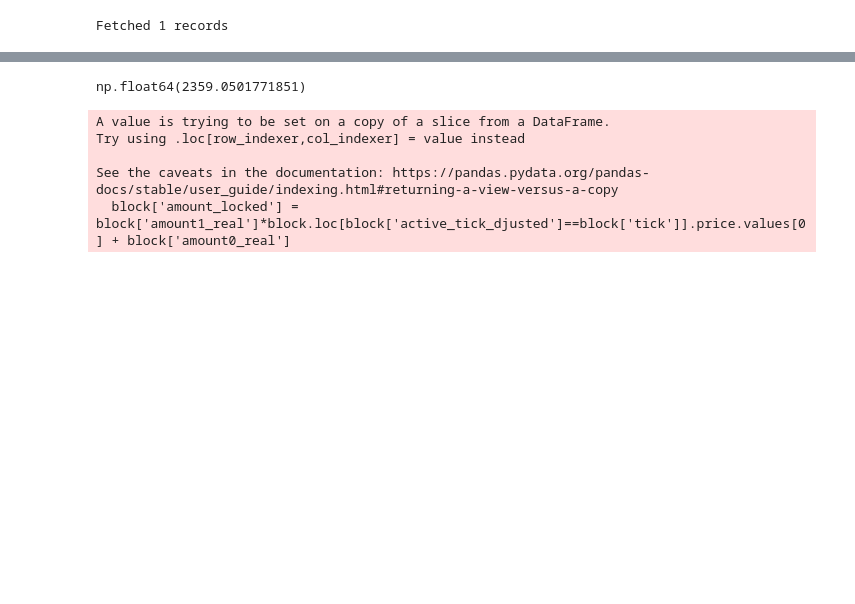
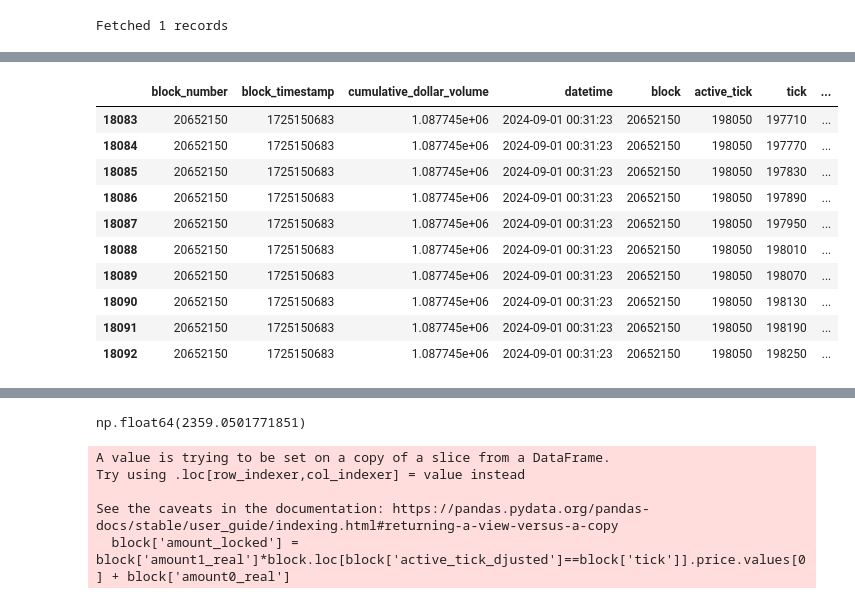
Before and after one commit to sam-gnap/proteus-LP-backtesting, a Jupyter notebook: notebooks/liquidity_examine.ipynb, the cells around one changed output, grey strips where cells are left out. Drawn from its saved outputs; the diff is of its cells as text; code cells hidden in the pictures; blank space fills up the shorter version.

```diff
--- a/notebooks/liquidity_examine.ipynb
+++ b/notebooks/liquidity_examine.ipynb
@@ -88,3 +190,17 @@ df['sa'] = df['tick']+pool.tick_spacing*5
+# %%
+liquidity.head(10)
+# %% [output]
+|  | block_number | block_timestamp | cumulative_dollar_volume | datetime | block | active_tick | tick | ... |
+| 18083 | 20652150 | 1725150683 | 1.087745e+06 | 2024-09-01 00:31:23 | 20652150 | 198050 | 197710 | ... |
+| 18084 | 20652150 | 1725150683 | 1.087745e+06 | 2024-09-01 00:31:23 | 20652150 | 198050 | 197770 | ... |
+| 18085 | 20652150 | 1725150683 | 1.087745e+06 | 2024-09-01 00:31:23 | 20652150 | 198050 | 197830 | ... |
+| 18086 | 20652150 | 1725150683 | 1.087745e+06 | 2024-09-01 00:31:23 | 20652150 | 198050 | 197890 | ... |
+| 18087 | 20652150 | 1725150683 | 1.087745e+06 | 2024-09-01 00:31:23 | 20652150 | 198050 | 197950 | ... |
+| 18088 | 20652150 | 1725150683 | 1.087745e+06 | 2024-09-01 00:31:23 | 20652150 | 198050 | 198010 | ... |
+| 18089 | 20652150 | 1725150683 | 1.087745e+06 | 2024-09-01 00:31:23 | 20652150 | 198050 | 198070 | ... |
+| 18090 | 20652150 | 1725150683 | 1.087745e+06 | 2024-09-01 00:31:23 | 20652150 | 198050 | 198130 | ... |
+| 18091 | 20652150 | 1725150683 | 1.087745e+06 | 2024-09-01 00:31:23 | 20652150 | 198050 | 198190 | ... |
+| 18092 | 20652150 | 1725150683 | 1.087745e+06 | 2024-09-01 00:31:23 | 20652150 | 198050 | 198250 | ... |
 # %%
 df.head(2)
 # %% [output]
```
Also changed, not shown: parts of 27 cells of this notebook, 1 other file.
